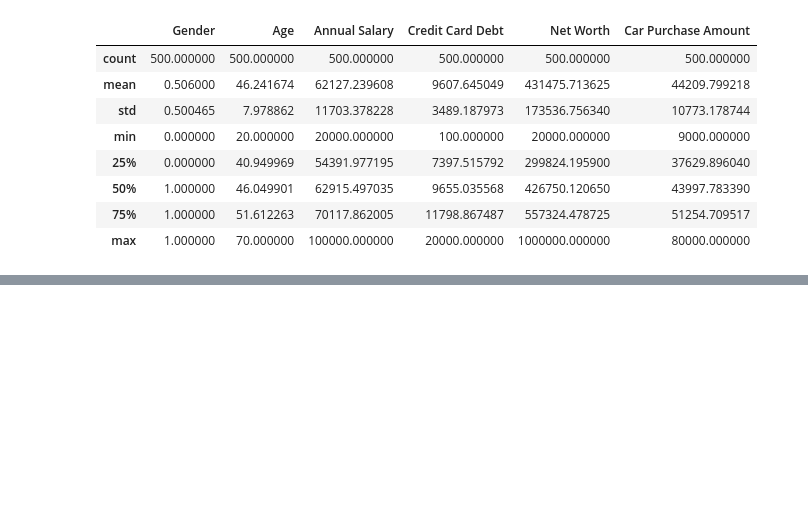
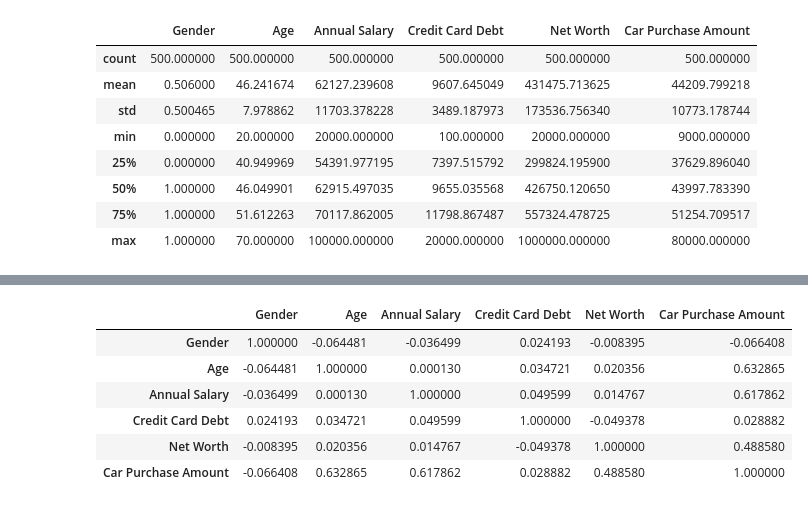
Before and after one commit to yujin2505/streamlit_car_price, a Jupyter notebook: 자동차 구매 금액 예측.ipynb, the cells around one changed output, grey strips where cells are left out. Saved outputs shown, nothing was run; the diff lists cells and outputs as text; code cells hidden in the pictures; blank space fills up the shorter version.

```diff
--- a/자동차 구매 금액 예측.ipynb
+++ b/자동차 구매 금액 예측.ipynb
@@ -47,0 +48,12 @@ plt.show()
+# %%
+df.corr(numeric_only=True)
+
+# streamlit에서 제공하는 heatmap 찾아서 차트로 그린다.
+# %% [output]
+|  | Gender | Age | Annual Salary | Credit Card Debt | Net Worth | Car Purchase Amount |
+| Gender | 1.000000 | -0.064481 | -0.036499 | 0.024193 | -0.008395 | -0.066408 |
+| Age | -0.064481 | 1.000000 | 0.000130 | 0.034721 | 0.020356 | 0.632865 |
+| Annual Salary | -0.036499 | 0.000130 | 1.000000 | 0.049599 | 0.014767 | 0.617862 |
+| Credit Card Debt | 0.024193 | 0.034721 | 0.049599 | 1.000000 | -0.049378 | 0.028882 |
+| Net Worth | -0.008395 | 0.020356 | 0.014767 | -0.049378 | 1.000000 | 0.488580 |
+| Car Purchase Amount | -0.066408 | 0.632865 | 0.617862 | 0.028882 | 0.488580 | 1.000000 |
```
Also changed, not shown: parts of 22 cells of this notebook, 6 other files.
